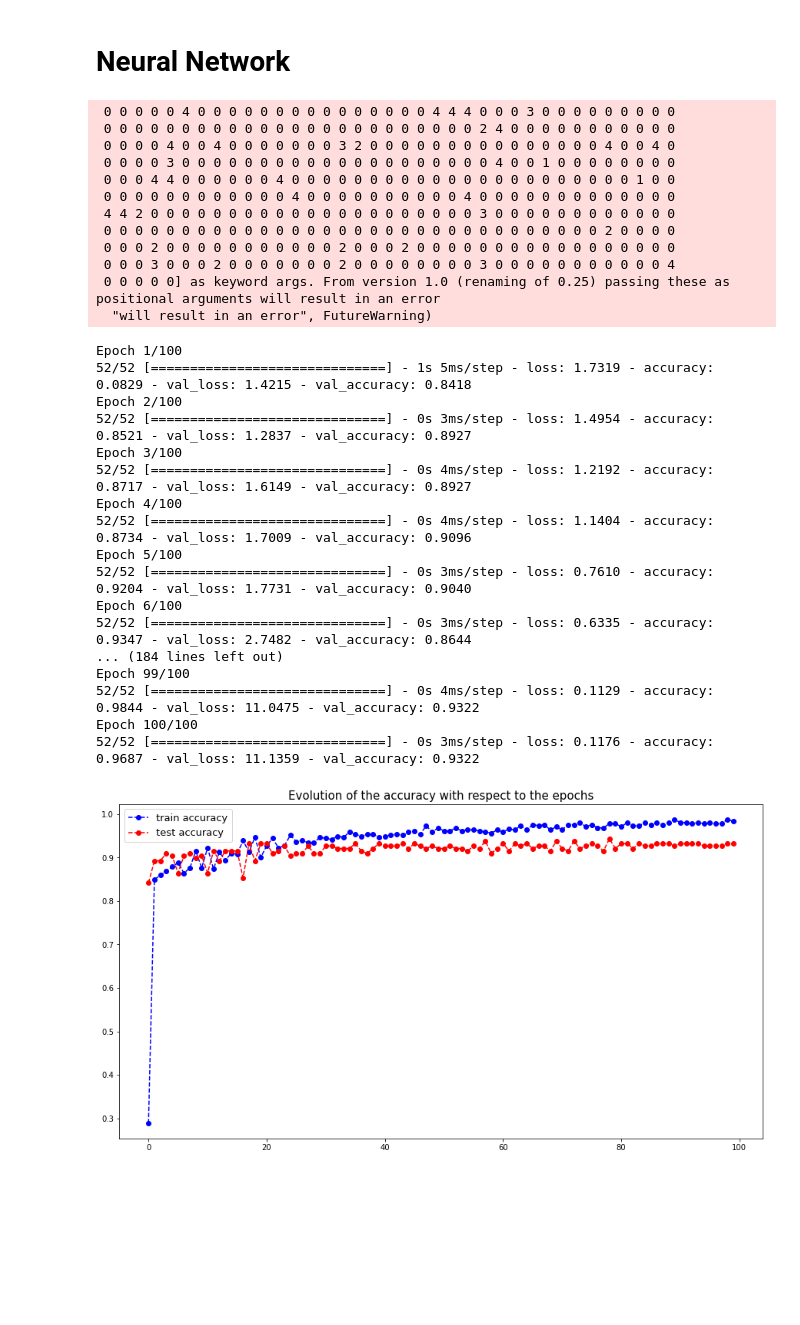
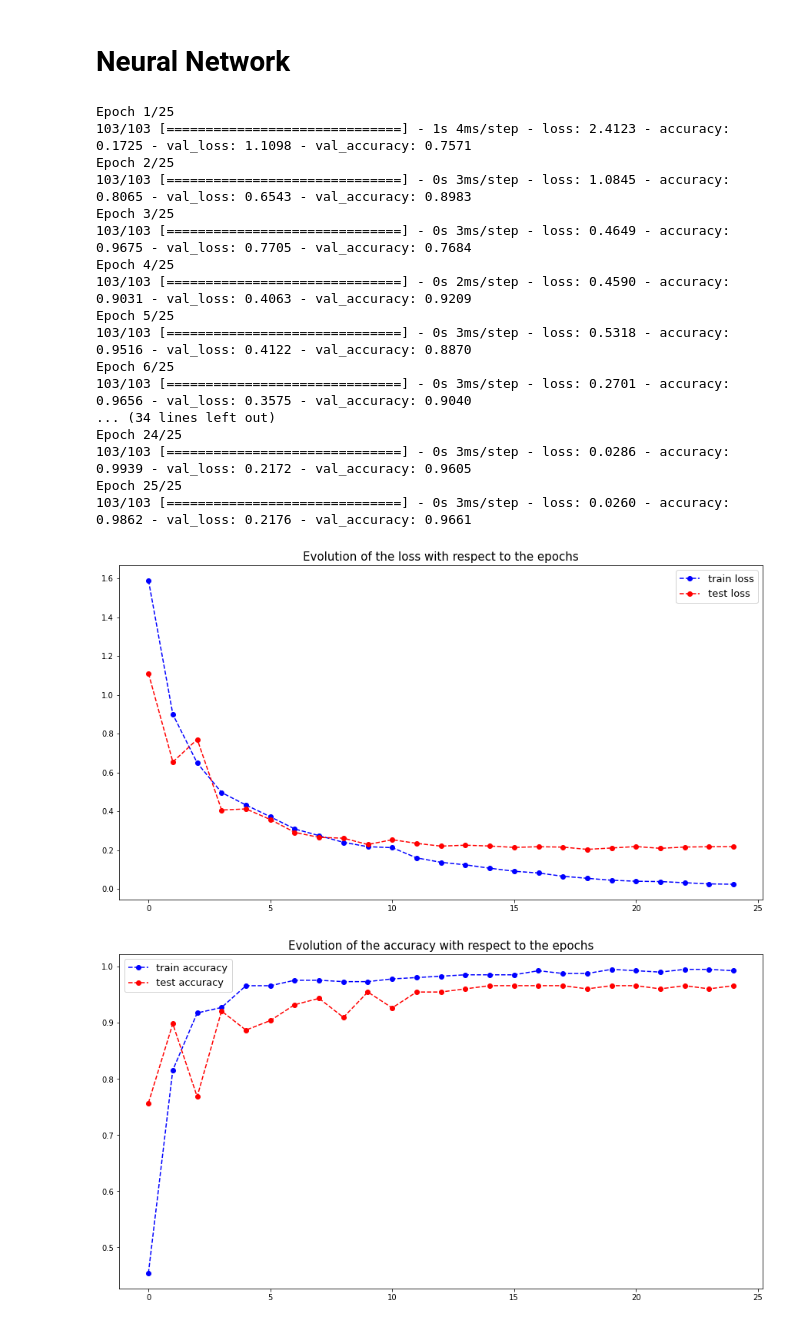
Before and after one commit to Victor-Manach/SD210, a Jupyter notebook: Classification_task.ipynb, the cells around one changed output. Cells and saved outputs as stored; diff of their text form; code cells hidden in the pictures; blank space fills up the shorter version.

```diff
--- a/Classification_task.ipynb
+++ b/Classification_task.ipynb
@@ -48,3 +51,7 @@ x_train, x_test, y_train, y_test = train_test_split(X,y, test_size=0.3,random_st
+# %%
+sc = StandardScaler()
+x_train = sc.fit_transform(x_train)
+x_test = sc.transform(x_test)
 # %% [markdown]
 ## Over sampling smaller categories
 # %%
@@ -253,56 +247,53 @@ y_k_train_eq = to_categorical(y_train_eq)
 model = Sequential()
 
 model.add(Dense(300, activation='relu', input_dim=12))
-model.add(Dense(128, activation='relu'))
+model.add(Dense(128, activation='sigmoid'))
 model.add(Dense(5, activation='softmax'))
 
 sgd = optimizers.SGD(learning_rate=0.01)
-model.compile(loss='categorical_crossentropy', optimizer=sgd, metrics=['accuracy'])
+model.compile(loss='categorical_crossentropy', optimizer='adam', metrics=['accuracy'])
 # %%
 #weights = {0:len(x_train)/len(y_train[y_train==0]), 1:len(x_train)/len(y_train[y_train==1]),2:len(x_train)/len(y_train[y_train==2]),3:len(x_train)/len(y_train[y_train==3]),4:len(x_train)/len(y_train[y_train==4])}
 from sklearn.utils import class_weight
-class_weights = class_weight.compute_class_weight('balanced',np.unique(np.array(y_train)),np.array(y_train))
+class_weights = class_weight.compute_class_weight(class_weight='balanced',classes=np.unique(y_train),y=y_train.values)
-# %% [output]
- 0 0 0 0 0 4 0 0 0 0 0 0 0 0 0 0 0 0 0 0 0 4 4 4 0 0 0 3 0 0 0 0 0 0 0 0 0
- 0 0 0 0 0 0 0 0 0 0 0 0 0 0 0 0 0 0 0 0 0 0 0 0 2 4 0 0 0 0 0 0 0 0 0 0 0
- 0 0 0 0 4 0 0 4 0 0 0 0 0 0 0 3 2 0 0 0 0 0 0 0 0 0 0 0 0 0 0 0 4 0 0 4 0
- 0 0 0 0 3 0 0 0 0 0 0 0 0 0 0 0 0 0 0 0 0 0 0 0 0 4 0 0 1 0 0 0 0 0 0 0 0
- 0 0 0 4 4 0 0 0 0 0 0 4 0 0 0 0 0 0 0 0 0 0 0 0 0 0 0 0 0 0 0 0 0 0 1 0 0
- 0 0 0 0 0 0 0 0 0 0 0 0 4 0 0 0 0 0 0 0 0 0 0 4 0 0 0 0 0 0 0 0 0 0 0 0 0
- 4 4 2 0 0 0 0 0 0 0 0 0 0 0 0 0 0 0 0 0 0 0 0 0 3 0 0 0 0 0 0 0 0 0 0 0 0
- 0 0 0 0 0 0 0 0 0 0 0 0 0 0 0 0 0 0 0 0 0 0 0 0 0 0 0 0 0 0 0 0 2 0 0 0 0
- 0 0 0 2 0 0 0 0 0 0 0 0 0 0 0 2 0 0 0 2 0 0 0 0 0 0 0 0 0 0 0 0 0 0 0 0 0
- 0 0 0 3 0 0 0 2 0 0 0 0 0 0 0 2 0 0 0 0 0 0 0 0 3 0 0 0 0 0 0 0 0 0 0 0 4
- 0 0 0 0 0] as keyword args. From version 1.0 (renaming of 0.25) passing these as positional arguments will result in an error
-  "will result in an error", FutureWarning)
 # %%
-history = model.fit(x_k_train, y_k_train, batch_size = 8, epochs = 100, validation_data=(x_k_test, y_k_test),class_weight = {i:class_weights[i] for i in range(0,5)},verbose=1)
+history = model.fit(x_train, y_k_train, batch_size = 4, epochs = 25, validation_data=(x_test, y_k_test),class_weight = {i:class_weights[i] for i in range(0,5)},verbose=1)
 # %% [output]
-Epoch 1/100
-52/52 [==============================] - 1s 5ms/step - loss: 1.7319 - accuracy: 0.0829 - val_loss: 1.4215 - val_accuracy: 0.8418
-Epoch 2/100
-52/52 [==============================] - 0s 3ms/step - loss: 1.4954 - accuracy: 0.8521 - val_loss: 1.2837 - val_accuracy: 0.8927
-Epoch 3/100
-52/52 [==============================] - 0s 4ms/step - loss: 1.2192 - accuracy: 0.8717 - val_loss: 1.6149 - val_accuracy: 0.8927
-Epoch 4/100
-52/52 [==============================] - 0s 4ms/step - loss: 1.1404 - accuracy: 0.8734 - val_loss: 1.7009 - val_accuracy: 0.9096
-Epoch 5/100
-52/52 [==============================] - 0s 3ms/step - loss: 0.7610 - accuracy: 0.9204 - val_loss: 1.7731 - val_accuracy: 0.9040
-Epoch 6/100
-52/52 [==============================] - 0s 3ms/step - loss: 0.6335 - accuracy: 0.9347 - val_loss: 2.7482 - val_accuracy: 0.8644
-... (184 lines left out)
-Epoch 99/100
-52/52 [==============================] - 0s 4ms/step - loss: 0.1129 - accuracy: 0.9844 - val_loss: 11.0475 - val_accuracy: 0.9322
-Epoch 100/100
-52/52 [==============================] - 0s 3ms/step - loss: 0.1176 - accuracy: 0.9687 - val_loss: 11.1359 - val_accuracy: 0.9322
+Epoch 1/25
+103/103 [==============================] - 1s 4ms/step - loss: 2.4123 - accuracy: 0.1725 - val_loss: 1.1098 - val_accuracy: 0.7571
+Epoch 2/25
+103/103 [==============================] - 0s 3ms/step - loss: 1.0845 - accuracy: 0.8065 - val_loss: 0.6543 - val_accuracy: 0.8983
+Epoch 3/25
+103/103 [==============================] - 0s 3ms/step - loss: 0.4649 - accuracy: 0.9675 - val_loss: 0.7705 - val_accuracy: 0.7684
+Epoch 4/25
+103/103 [==============================] - 0s 2ms/step - loss: 0.4590 - accuracy: 0.9031 - val_loss: 0.4063 - val_accuracy: 0.9209
+Epoch 5/25
+103/103 [==============================] - 0s 3ms/step - loss: 0.5318 - accuracy: 0.9516 - val_loss: 0.4122 - val_accuracy: 0.8870
+Epoch 6/25
+103/103 [==============================] - 0s 3ms/step - loss: 0.2701 - accuracy: 0.9656 - val_loss: 0.3575 - val_accuracy: 0.9040
+... (34 lines left out)
+Epoch 24/25
+103/103 [==============================] - 0s 3ms/step - loss: 0.0286 - accuracy: 0.9939 - val_loss: 0.2172 - val_accuracy: 0.9605
+Epoch 25/25
+103/103 [==============================] - 0s 3ms/step - loss: 0.0260 - accuracy: 0.9862 - val_loss: 0.2176 - val_accuracy: 0.9661
 # %%
-loss = history.history['accuracy']
-val_loss = history.history['val_accuracy']
+loss = history.history['loss']
+val_loss = history.history['val_loss']
+accuracy = history.history['accuracy']
+val_accuracy = history.history['val_accuracy']
 plt.figure(figsize=(15,8))
-plt.plot(loss, c='b', marker='o', linestyle='--', label='train accuracy')
-plt.plot(val_loss, c='r', marker='o', linestyle='--', label='test accuracy')
+plt.plot(loss, c='b', marker='o', linestyle='--', label='train loss')
+plt.plot(val_loss, c='r', marker='o', linestyle='--', label='test loss')
+plt.title('Evolution of the loss with respect to the epochs', size=15)
+plt.legend(fontsize=13)
+plt.show()
+
+plt.figure(figsize=(15,8))
+plt.plot(accuracy, c='b', marker='o', linestyle='--', label='train accuracy')
+plt.plot(val_accuracy, c='r', marker='o', linestyle='--', label='test accuracy')
 plt.title('Evolution of the accuracy with respect to the epochs', size=15)
 plt.legend(fontsize=13)
 plt.show()
 # %% [output]
-[figure, old version]
+[figure, new version]
+[figure, added]
```
Also changed, not shown: parts of 21 cells of this notebook.
